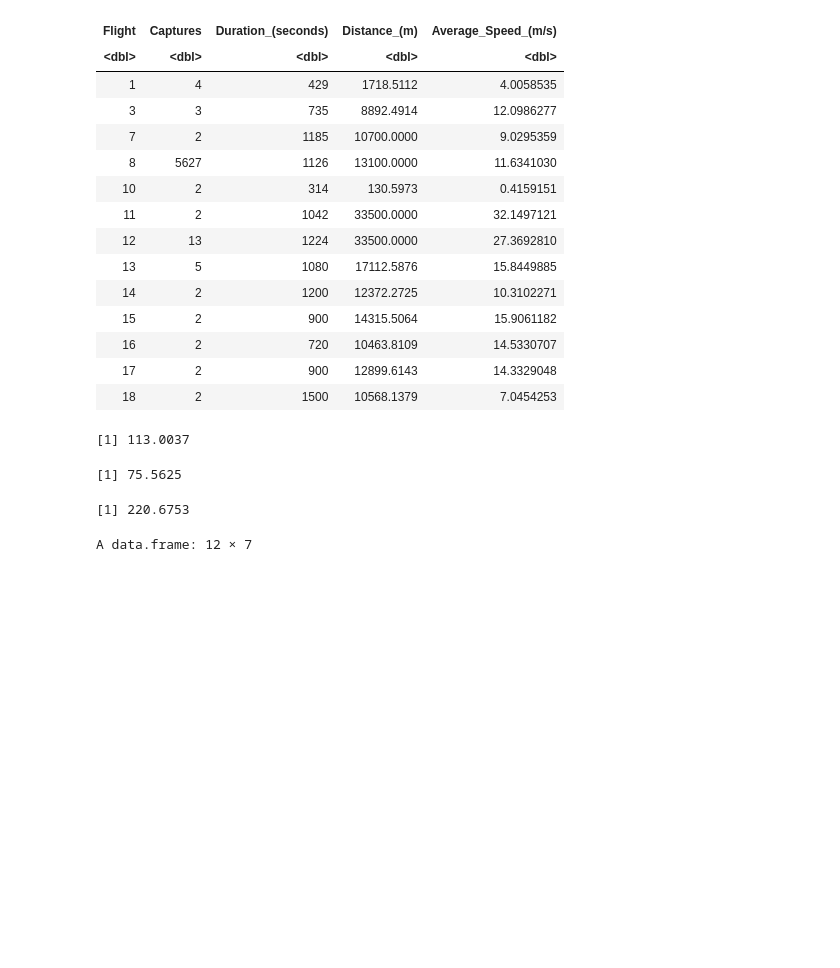
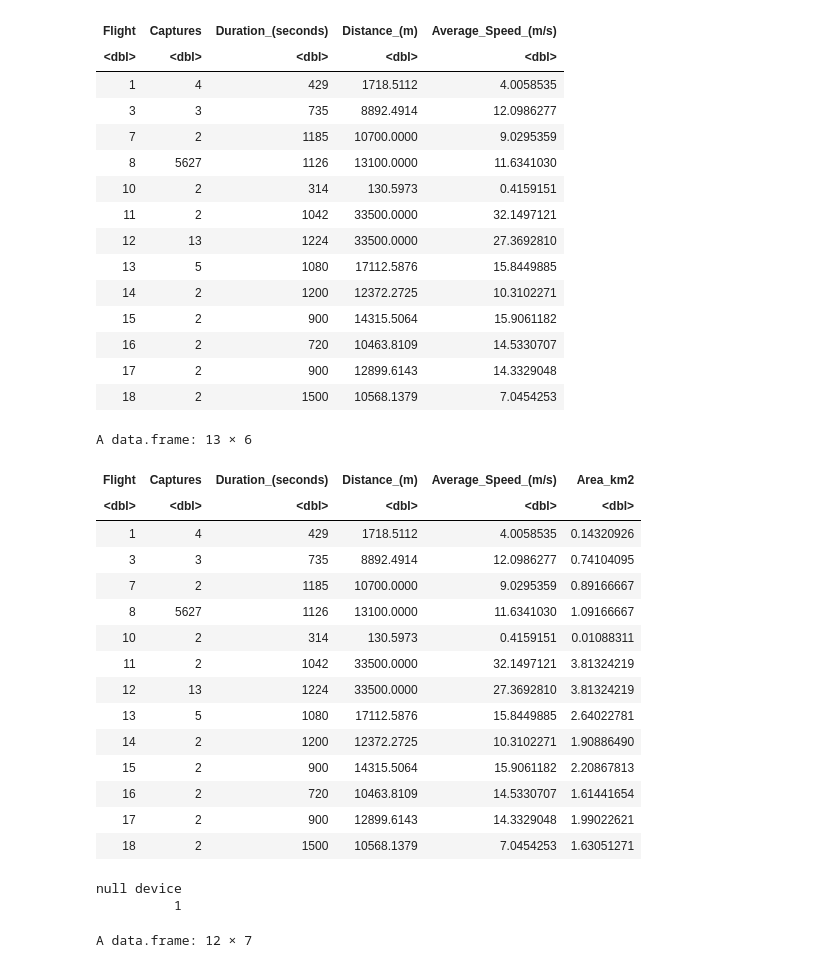
Before and after one commit to EvalImperialforces/CMEE_Thesis, a Jupyter notebook: Code/Revised_RealData_Results.ipynb, the cells around one changed output. Drawn from its saved outputs; the diff is of its cells as text; code cells hidden in the pictures; blank space fills up the shorter version.

```diff
--- a/Code/Revised_RealData_Results.ipynb
+++ b/Code/Revised_RealData_Results.ipynb
@@ -318,51 +300,63 @@ n_sensor.h <- 13.2
 n_sensor.v <- 18.88
 n_f <- 7.7
 n_alt <- 90
 
 
 g_coverage.h <- (g_sensor.h/g_f)*g_alt
 g_coverage.v <- (g_sensor.v/g_f)*g_alt
 
 s_coverage.h <- (s_sensor.h/s_f)*s_alt
 s_coverage.v <- (s_sensor.v/s_f)*s_alt
 
 n_coverage.h <- (n_sensor.h/n_f)*n_alt
 n_coverage.v <- (n_sensor.v/n_f)*n_alt
 
 
 # Split total table by camera model
 biot <- total_count[1:5,]
 maldives <- total_count[6:7,]
 belize <- total_count[8:13,]
 
 
-##### gREM Area method #######
-
-gREMarea <- function(detection_width, v, t){
-    return(A <- detection_width*v*t)
+sarea <- function(detection_width, length){
+    return(A <- detection_width*length)
 }
 
-#sarea <- function(detection_width, length){
-#    return(A <- detection_width*length)
-#}
-
-Area_m2_biot <- apply(biot, 1, function(x) gREMarea(g_coverage.h, x[5], x[3]))
+Area_m2_biot <- apply(biot, 1, function(x) sarea(g_coverage.h, x[4]))
 Area_km2_biot <- sapply(Area_m2_biot, function(x) x/1000000)
-Area_m2_maldives <- apply(maldives, 1, function(x) gREMarea(s_coverage.h, x[5], x[3]))
+Area_m2_maldives <- apply(maldives, 1, function(x) sarea(s_coverage.h, x[4]))
 Area_km2_maldives <- sapply(Area_m2_maldives, function(x) x/1000000)
-Area_m2_belize <- apply(belize, 1, function(x) gREMarea(n_coverage.h, x[5], x[3]))
+Area_m2_belize <- apply(belize, 1, function(x) sarea(n_coverage.h, x[4]))
 Area_km2_belize <- sapply(Area_m2_belize, function(x) x/1000000)
 
 Area_km2 <- c(Area_km2_biot, Area_km2_maldives, Area_km2_belize)
 total_count <- cbind(total_count, Area_km2)
-#total_count
-g_coverage.v
-s_coverage.v
-n_coverage.v
+total_count
 # %% [output]
-[1] 113.0037
+A data.frame: 13 × 6
-[1] 75.5625
-[1] 220.6753
+| Flight | Captures | Duration_(seconds) | Distance_(m) | Average_Speed_(m/s) | Area_km2 |
+| <dbl> | <dbl> | <dbl> | <dbl> | <dbl> | <dbl> |
+| 1 | 4 | 429 | 1718.5112 | 4.0058535 | 0.14320926 |
+| 3 | 3 | 735 | 8892.4914 | 12.0986277 | 0.74104095 |
+| 7 | 2 | 1185 | 10700.0000 | 9.0295359 | 0.89166667 |
+| 8 | 5627 | 1126 | 13100.0000 | 11.6341030 | 1.09166667 |
+| 10 | 2 | 314 | 130.5973 | 0.4159151 | 0.01088311 |
+| 11 | 2 | 1042 | 33500.0000 | 32.1497121 | 3.81324219 |
+| 12 | 13 | 1224 | 33500.0000 | 27.3692810 | 3.81324219 |
+| 13 | 5 | 1080 | 17112.5876 | 15.8449885 | 2.64022781 |
+| 14 | 2 | 1200 | 12372.2725 | 10.3102271 | 1.90886490 |
+| 15 | 2 | 900 | 14315.5064 | 15.9061182 | 2.20867813 |
+| 16 | 2 | 720 | 10463.8109 | 14.5330707 | 1.61441654 |
+| 17 | 2 | 900 | 12899.6143 | 14.3329048 | 1.99022621 |
+| 18 | 2 | 1500 | 10568.1379 | 7.0454253 | 1.63051271 |
+# %%
+total_table <- xtable(total_count)
+print.xtable(total_table, type = "latex", floating = F, caption.placement = "top", file = "../Results/tc_table.tex",
+             include.rownames = F)
+dev.off()
+# %% [output]
+null device
+          1
 # %%
 #################################### Calculating Density ###########################################
 
```
Also changed, not shown: parts of 9 cells of this notebook, 1 other file.
